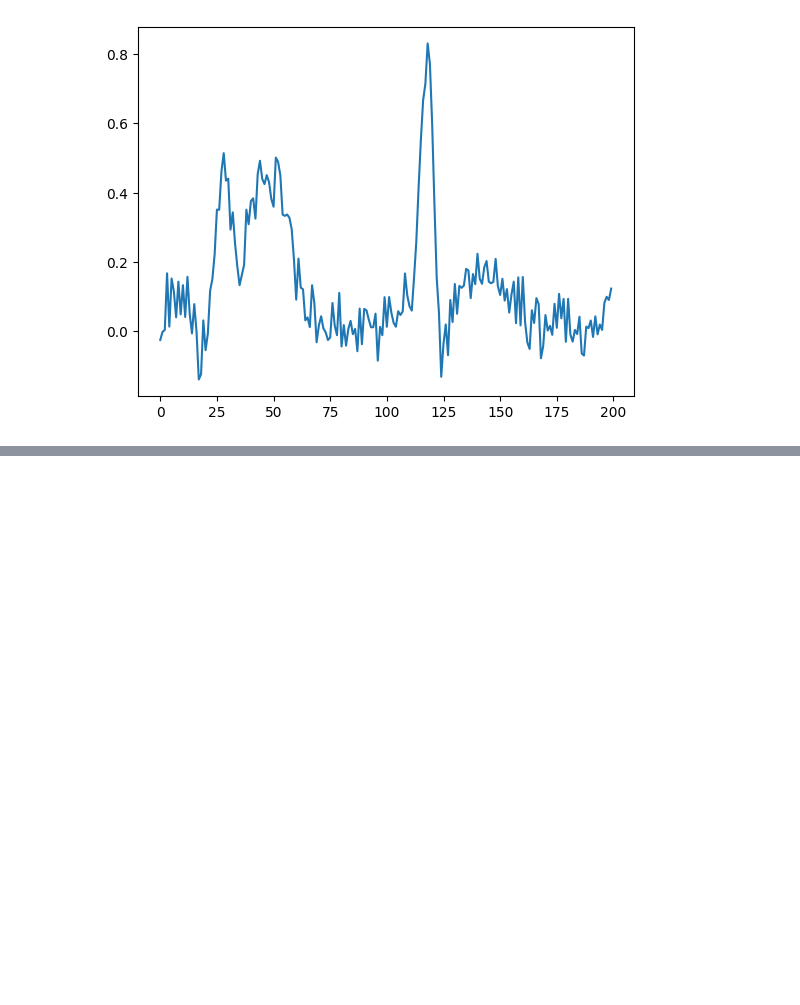
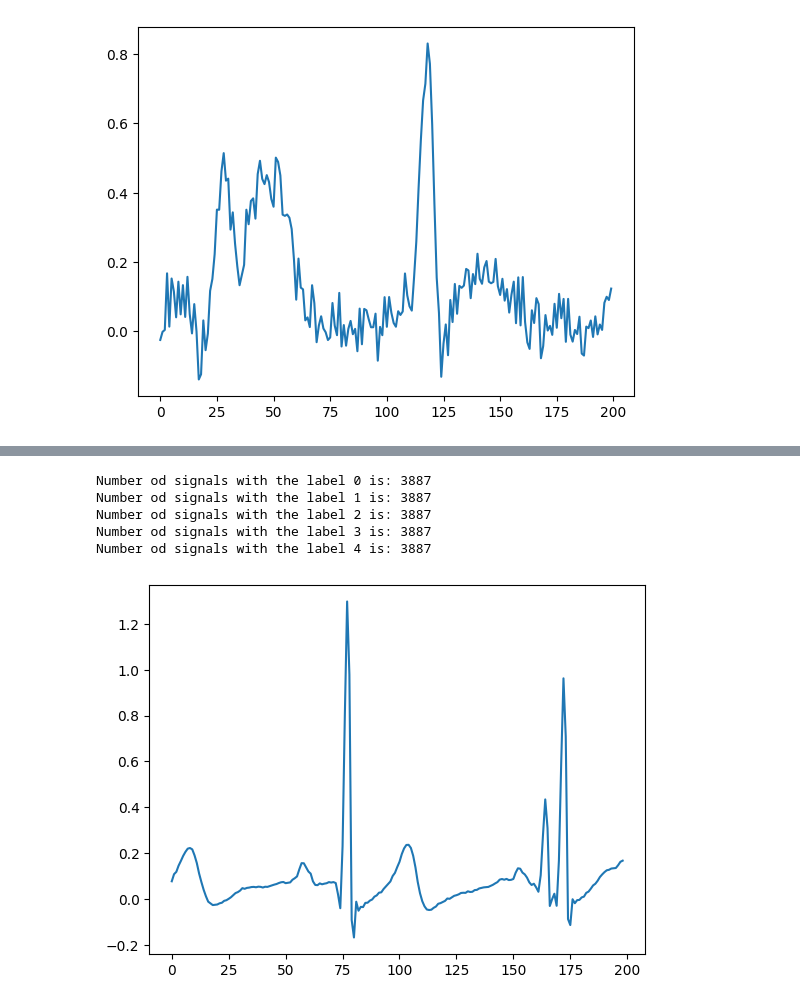
Before and after one commit to PooryaAghaomidi/KAN-LNN, a Jupyter notebook: Source/notebooks/Check.ipynb, the cells around one changed output, grey strips where cells are left out. Cells and saved outputs as stored; diff of their text form; code cells hidden in the pictures; blank space fills up the shorter version.

```diff
--- a/Source/notebooks/Check.ipynb
+++ b/Source/notebooks/Check.ipynb
@@ -346,3 +368,31 @@ plt.plot(s[200:400])
 # %% [output]
 [<matplotlib.lines.Line2D at 0x...>]
 [figure]
+# %%
+import pandas as pd
+from imblearn.over_sampling import SMOTE
+
+# Load the dataset
+df = pd.read_csv('../dataset/dataset.csv')
+
+# Separate the features and the label
+X = df.iloc[:, :-1]  # All columns except the last one
+y = df.iloc[:, -1]   # The last column
+
+# Apply SMOTE to balance the classes
+smote = SMOTE(random_state=42)
+X_resampled, y_resampled = smote.fit_resample(X, y)
+
+# Identify synthetic samples by comparing indices
+original_indices = set(df.index)
+synthetic_label = ['Original' if i in original_indices else 'Synthetic' for i in range(len(X_resampled))]
+
+# Combine the resampled data into a new DataFrame
+df_resampled = pd.DataFrame(X_resampled, columns=df.columns[:-1])
+df_resampled['label'] = y_resampled
+df_resampled['synthetic'] = synthetic_label
+
+# Save the resampled dataset to a new CSV file
+df_resampled.to_csv('../dataset/resampled_dataset.csv', index=False)
+
+print("SMOTE oversampling completed. The resampled dataset is saved as 'resampled_dataset_with_synthetic_labels.csv'.")
@@ -348,0 +421,24 @@ plt.plot(s[200:400])
+# %%
+labels = [int(i) for i in list(df_resampled['label'])]
+
+print(f"Number od signals with the label 0 is: {labels.count(0)}")
+print(f"Number od signals with the label 1 is: {labels.count(1)}")
+print(f"Number od signals with the label 2 is: {labels.count(2)}")
+print(f"Number od signals with the label 3 is: {labels.count(3)}")
+print(f"Number od signals with the label 4 is: {labels.count(4)}")
+# %% [output]
+Number od signals with the label 0 is: 3887
+Number od signals with the label 1 is: 3887
+Number od signals with the label 2 is: 3887
+Number od signals with the label 3 is: 3887
+Number od signals with the label 4 is: 3887
+# %%
+import numpy as np
+import matplotlib.pyplot as plt
+
+sample_synthetic = np.array(df_resampled.iloc[-1][1:200])
+
+plt.plot(sample_synthetic)
+plt.show()
+# %% [output]
+[figure, added]
```
Also changed, not shown: parts of 8 cells of this notebook, 23 other files.
